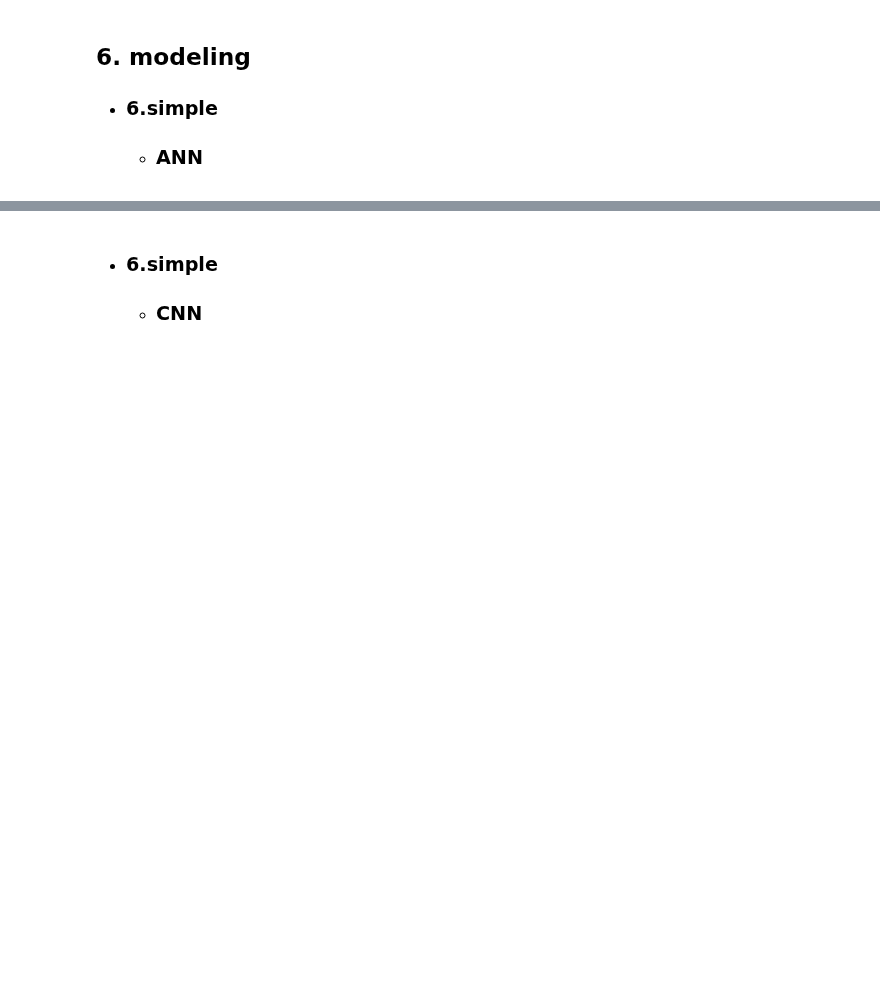
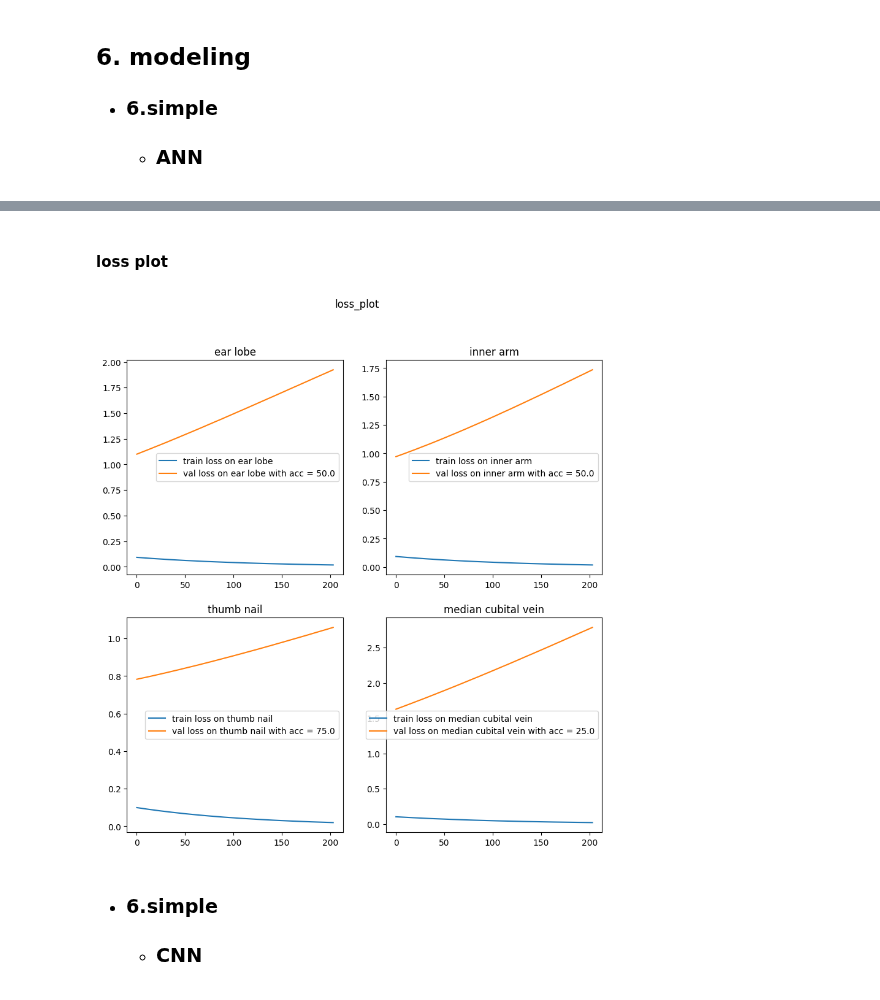
Before and after one commit to AtiChetsurakul/DataScienceAndMLProjects, a Jupyter notebook: Diabete_detection_withRamanSpec/model_fitting.ipynb, the cells around one changed output, grey strips where cells are left out. Saved outputs shown, nothing was run; the diff lists cells and outputs as text; code cells hidden in the pictures; blank space fills up the shorter version.

Commit message:
add loss plot

```diff
--- a/Diabete_detection_withRamanSpec/model_fitting.ipynb
+++ b/Diabete_detection_withRamanSpec/model_fitting.ipynb
@@ -177,8 +177,12 @@ annsim_optims = [optimizer_for_earloop,optimizer_for_inarm,optimizer_for_thumbna
 # %%
 total_step = len(train_loader0)  #for printing purpose
 num_epochs = 10000
-
+train_loss_each_location = []
+val_loss_each_location = []
+val_acc_each_location = []
 for model,criterion,optimizer,each_train_loader,each_val_loader,datasetlabel in zip(annsim_models,annsim_criterions,annsim_optims,train_loader_all,val_loader_all,DATALABEL):
+    train_losses = []
+    val_losses = []
     for epoch in range(num_epochs):
         for i, (spec, y) in enumerate(each_train_loader):
 
@@ -189,7 +193,6 @@ for model,criterion,optimizer,each_train_loader,each_val_loader,datasetlabel in
             # Forward pass
             outputs = model(spec)
             loss = criterion(outputs, y)
-
             # Backward and optimize
             optimizer.zero_grad()
             loss.backward()
@@ -198,7 +201,7 @@ for model,criterion,optimizer,each_train_loader,each_val_loader,datasetlabel in
             if (i) % 20 == 0:
                 sys.stdout.write('\rEpoch [{}/{}], Step [{}/{}], Loss: {:.4f}'
                     .format(epoch+1, num_epochs, i+1, total_step, loss.item()))
-        if (epoch+1) % 4999 == 0:
+        if (epoch+1) % 49 == 0:
             with torch.no_grad():
                 total_val_corr = 0
                 for (val_spec, val_label) in each_val_loader:
@@ -207,9 +210,16 @@ for model,criterion,optimizer,each_train_loader,each_val_loader,datasetlabel in
                     val_yhat = model(val_spec)
                     val_loss = criterion(val_yhat, val_label)
 
+                    train_losses.append(loss.cpu().detach().numpy())
+                    val_losses.append(val_loss.cpu().detach().numpy())
+
                     val_predicted = torch.max(val_yhat, 1)[1]
                     total_val_corr += (val_predicted == val_label).sum()
                 val_acc = (total_val_corr * 100) / len(val_set0)
-                print(f"    ++++++Validation++++++  Loss: {val_loss:.2f} - Acc: {val_acc:.2f}",end = '\n')
+                print(f"    ++++++Validation++++++  Loss: {val_loss:.2f} - Acc: {val_acc:.2f}",end = ' ')
+
     print(f'\n END OF MODEL for {datasetlabel} with val acc = {val_acc}')
+    train_loss_each_location.append(train_losses)
+    val_loss_each_location.append(val_losses)
+    val_acc_each_location.append(val_acc)
 # %% [output]
@@ -231 +233,3 @@ Epoch [10000/10000], Step [1/1], Loss: 0.0189
  END OF MODEL for median cubital vein with val acc = 25.0
+# %% [markdown]
+#### loss plot
@@ -232,3 +238,7 @@ Epoch [10000/10000], Step [1/1], Loss: 0.0189
+# %%
+mtp.loss_plot_sub(train_loss_each_location,val_loss_each_location,val_acc_each_location,DATALABEL)
+# %% [output]
+[figure, added]
 # %% [markdown]
 - ### 6.simple
     - ### CNN
```
Also changed, not shown: parts of 11 cells of this notebook, 1 other file.
